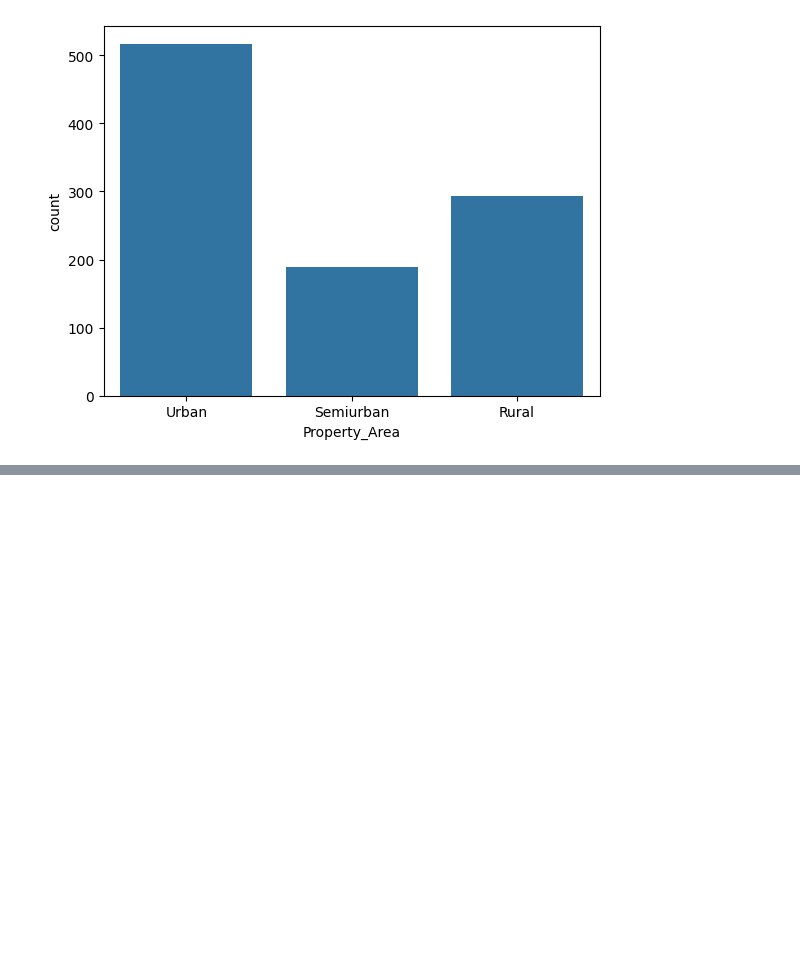
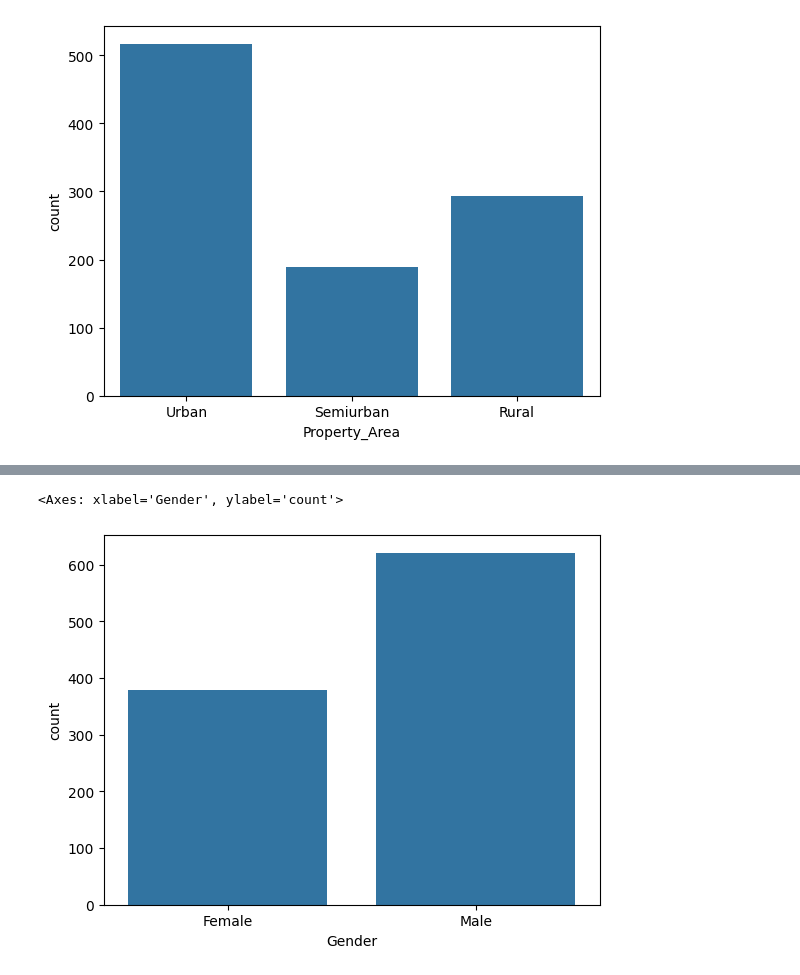
Before and after one commit to 24f3004415/LoanApproval-MLSystem, a Jupyter notebook: Loan-approval-MLsystem.ipynb, the cells around one changed output, grey strips where cells are left out. Saved outputs shown, nothing was run; the diff lists cells and outputs as text; code cells hidden in the pictures; blank space fills up the shorter version.

```diff
--- a/Loan-approval-MLsystem.ipynb
+++ b/Loan-approval-MLsystem.ipynb
@@ -330,0 +338,6 @@ sns.countplot(x = df['Property_Area'])
+# %%
+# Gender
+sns.countplot(x = df['Gender'])
+# %% [output]
+<Axes: xlabel='Gender', ylabel='count'>
+[figure, added]
```
Also changed, not shown: parts of 23 cells of this notebook.
